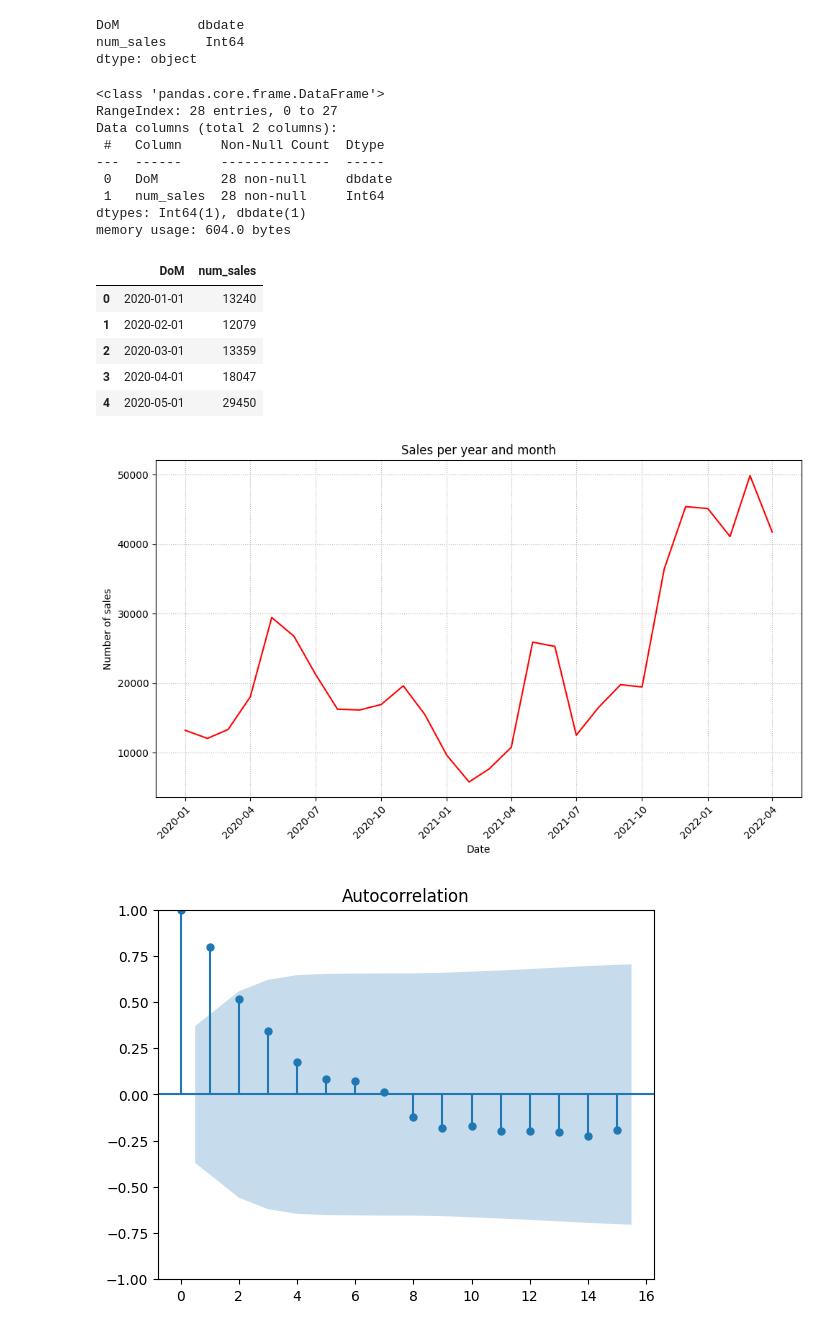
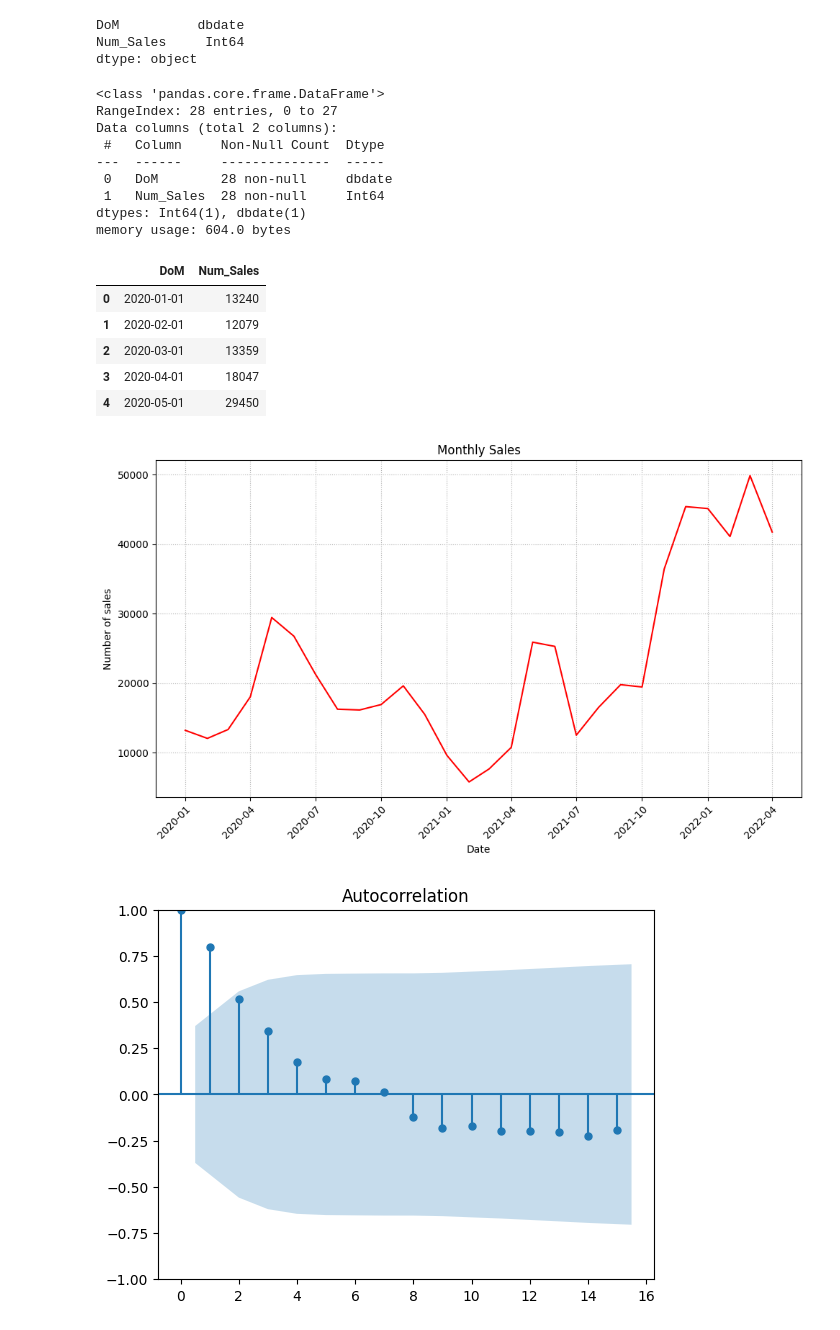
Before and after one commit to avarlotta/time-series-forecasting, a Jupyter notebook: forecasting_model.ipynb, the cells around one changed output. Drawn from its saved outputs; the diff is of its cells as text; code cells hidden in the pictures.

Commit message:
Renamed num_sales to Num_Sales

```diff
--- a/forecasting_model.ipynb
+++ b/forecasting_model.ipynb
@@ -17,13 +35,13 @@ client = bigquery.Client(project='prism-insights')
 # %%
 query = '''WITH sales_per_month AS (SELECT EXTRACT(YEAR FROM event_date) AS year,
                   EXTRACT(MONTH FROM event_date) AS month,
-                  COUNT(event_name) AS num_sales
+                  COUNT(event_name) AS Num_Sales
            FROM `prism-insights.prism_insights_dev.stg_funnel_events`
            WHERE event_name = 'purchase'
            GROUP BY year, month
            ORDER BY year, month)
            SELECT DATE(CAST(year AS INT), CAST(month AS INT), 1) AS DoM,
-                  num_sales
+                  Num_Sales
            FROM sales_per_month
         '''
 df = client.query(query).to_dataframe()
@@ -31,7 +49,7 @@ df = client.query(query).to_dataframe()
 df.dtypes
 # %% [output]
 DoM          dbdate
-num_sales     Int64
+Num_Sales     Int64
 dtype: object
 # %%
 df.info()
@@ -42,13 +60,13 @@ Data columns (total 2 columns):
  #   Column     Non-Null Count  Dtype
 ---  ------     --------------  -----
  0   DoM        28 non-null     dbdate
- 1   num_sales  28 non-null     Int64
+ 1   Num_Sales  28 non-null     Int64
 dtypes: Int64(1), dbdate(1)
 memory usage: 604.0 bytes
 # %%
 df.head()
 # %% [output]
-|  | DoM | num_sales |
+|  | DoM | Num_Sales |
 | 0 | 2020-01-01 | 13240 |
 | 1 | 2020-02-01 | 12079 |
 | 2 | 2020-03-01 | 13359 |
@@ -56,13 +74,13 @@ df.head()
 | 4 | 2020-05-01 | 29450 |
 # %%
 fig, ax = plt.subplots(figsize=(10, 6))
-ax.plot(df.DoM, df.num_sales, color='red')
+ax.plot(df.DoM, df.Num_Sales, color='red')
 ax.set_xlabel('Date')
 ax.set_ylabel('Number of sales')
-ax.set_title('Sales per year and month')
+ax.set_title('Monthly Sales')
 plt.setp(ax.get_xticklabels(), ha="right", rotation_mode="anchor", rotation=45)
 plt.grid(linestyle=':')
 plt.tight_layout();
 # %% [output]
-[figure, old version]
+[figure, new version]
 # %%
```
Also changed, not shown: parts of 4 cells of this notebook.
